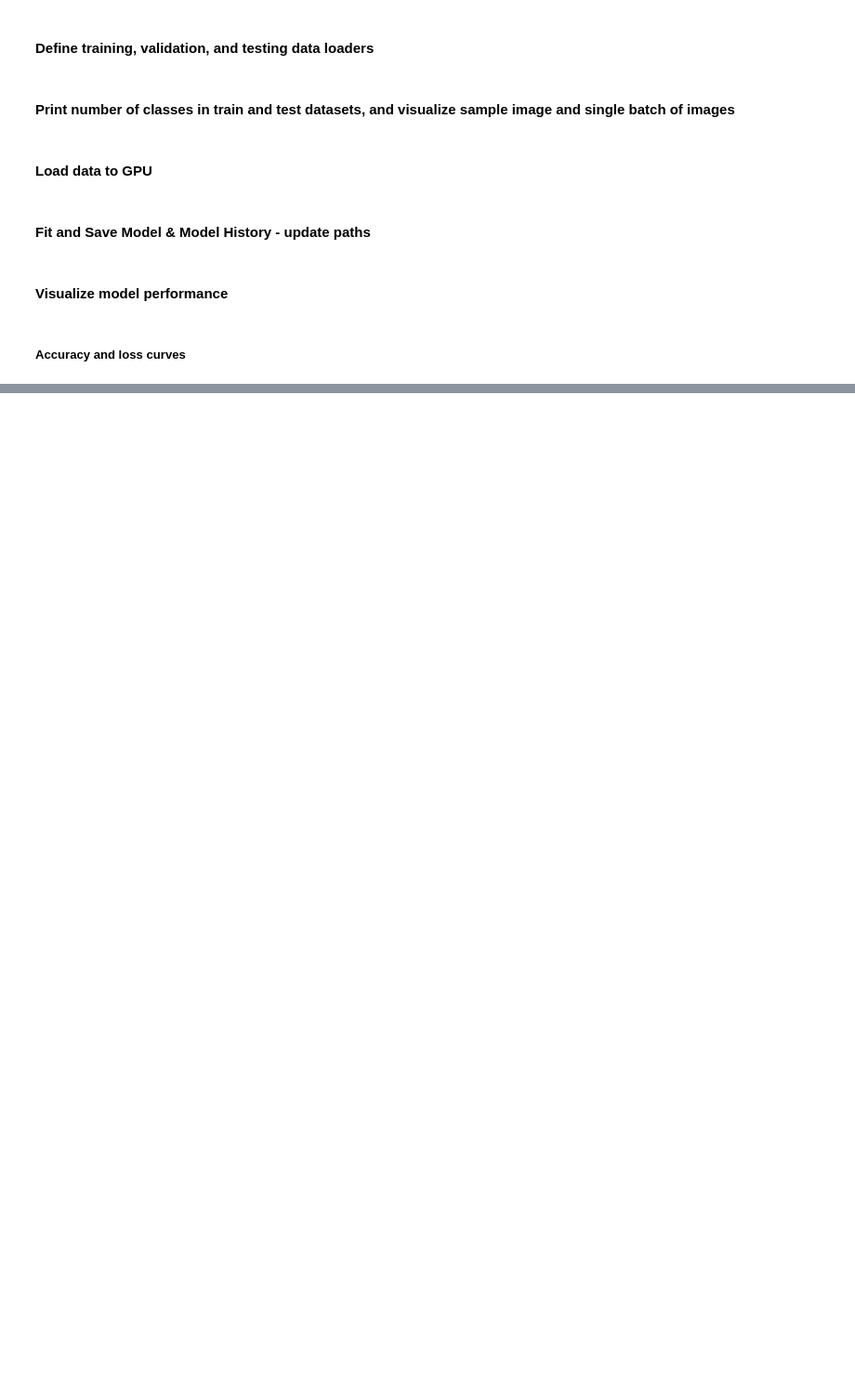
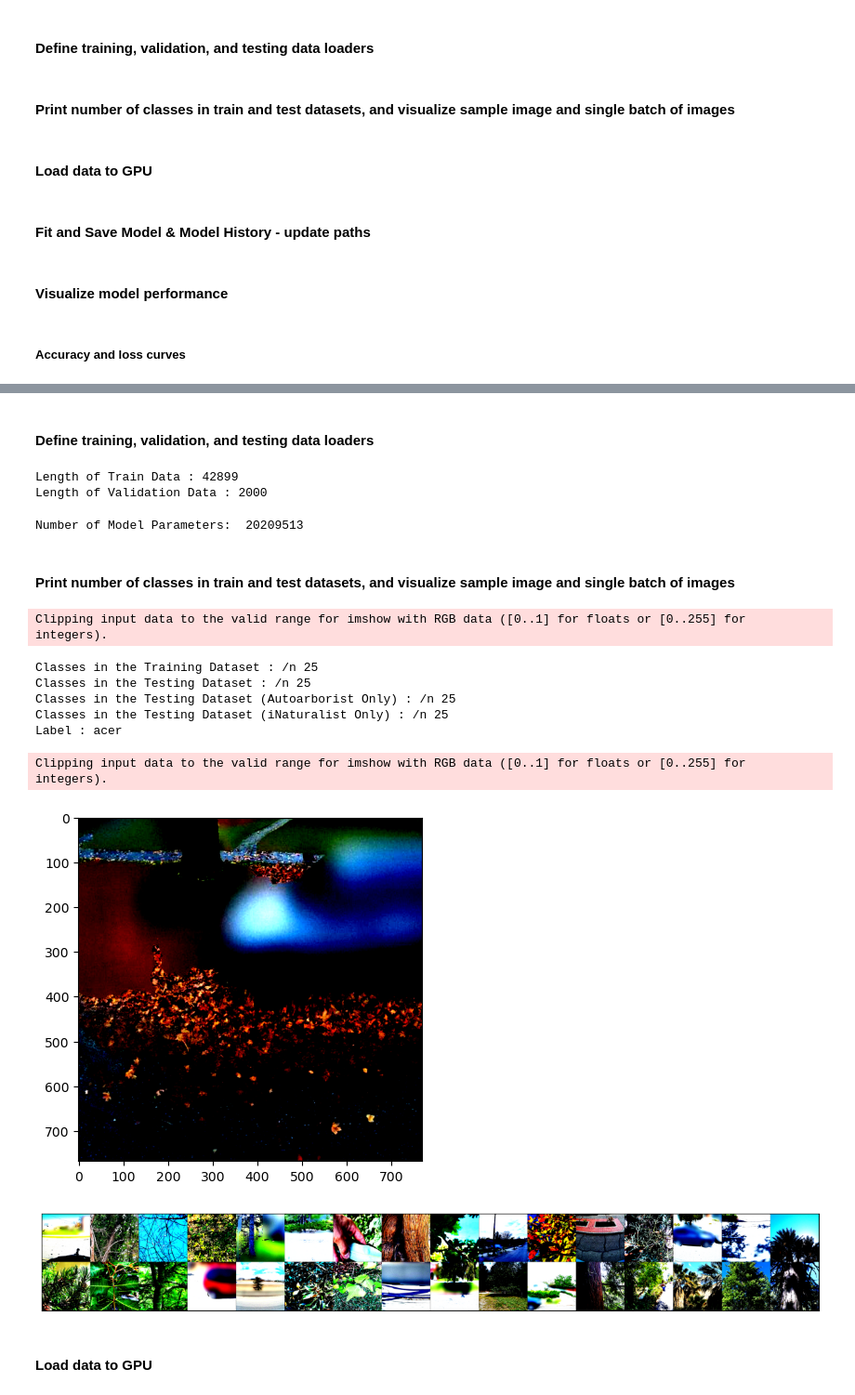
Before and after one commit to ncsu-landscape-dynamics/gsv_host_detector, a Jupyter notebook: tree_classification/AutoArborist_CNN_PyTorch_Apr2024.ipynb, the cells around one changed output, grey strips where cells are left out. Shown at 93% size. Drawn from its saved outputs; the diff is of its cells as text; code cells hidden in the pictures; blank space fills up the shorter version.

```diff
--- a/tree_classification/AutoArborist_CNN_PyTorch_Apr2024.ipynb
+++ b/tree_classification/AutoArborist_CNN_PyTorch_Apr2024.ipynb
@@ -859,0 +918,61 @@ report_df.to_csv(r"D:\blaginh\tree_classification\model_outputs\exp1_reduced_res
+# %% [markdown]
+#### Define training, validation, and testing data loaders
+# %%
+# Split training data into a validation set, and prepare dataset for training
+
+# Define batch size for training
+bs = 32
+
+# Define number of images for validation (typically, 10% of the training set)
+val_size = 2000
+train_size = len(train_dataset) - val_size
+
+# Randomly split training data into train_data and val_data sets
+train_data, val_data = random_split(train_dataset, [train_size, val_size])
+
+print(f"Length of Train Data : {len(train_data)}") # Length of Train Data : 20000
+print(f"Length of Validation Data : {len(val_data)}") # Length of Validation Data : 2000
+
+# Use Pytorch DataLoader Class to iterate over a dataset for training: https://pytorch.org/docs/stable/data
+
+train_dl = DataLoader(dataset = train_data, batch_size = bs, shuffle = True, num_workers = 4, pin_memory = True)
+val_dl = DataLoader(dataset = val_data, batch_size = bs*2, num_workers = 4, pin_memory = True)
+test_dl = DataLoader(dataset = test_dataset, batch_size = 1, num_workers = 4, pin_memory = True)
+test_dl_aa = DataLoader(dataset = test_dataset_aa, batch_size = 1, num_workers = 4, pin_memory = True)
+test_dl_inat = DataLoader(dataset = test_dataset_inat, batch_size = 1, num_workers = 4, pin_memory = True)
+
+# Instantiate the model
+model = EfficientNetImageClassification()
+model_parameters = filter(lambda p: p.requires_grad, model.parameters())
+params = sum([np.prod(p.size()) for p in model_parameters])
+print(f'Number of Model Parameters: ', params)
+# %% [output]
+Length of Train Data : 42899
+Length of Validation Data : 2000
+Number of Model Parameters:  20209513
+# %% [markdown]
+#### Print number of classes in train and test datasets, and visualize sample image and single batch of images
+# %%
+# How many classes are in the training and testing datasets?
+print("Classes in the Training Dataset : /n", len(train_dataset.classes))
+print("Classes in the Testing Dataset : /n", len(test_dataset.classes))
+print("Classes in the Testing Dataset (Autoarborist Only) : /n", len(test_dataset_aa.classes))
+print("Classes in the Testing Dataset (iNaturalist Only) : /n", len(test_dataset_inat.classes))
+
+# Display the first image in the dataset
+display_img(*train_dataset[2])
+
+# Visualize a single batch of images
+show_batch(train_dl)
+# %% [output]
+Clipping input data to the valid range for imshow with RGB data ([0..1] for floats or [0..255] for integers).
+Classes in the Training Dataset : /n 25
+Classes in the Testing Dataset : /n 25
+Classes in the Testing Dataset (Autoarborist Only) : /n 25
+Classes in the Testing Dataset (iNaturalist Only) : /n 25
+Label : acer
+Clipping input data to the valid range for imshow with RGB data ([0..1] for floats or [0..255] for integers).
+[figure, added]
+[figure, added]
+# %% [markdown]
+#### Load data to GPU
```
Also changed, not shown: parts of 33 cells of this notebook.
